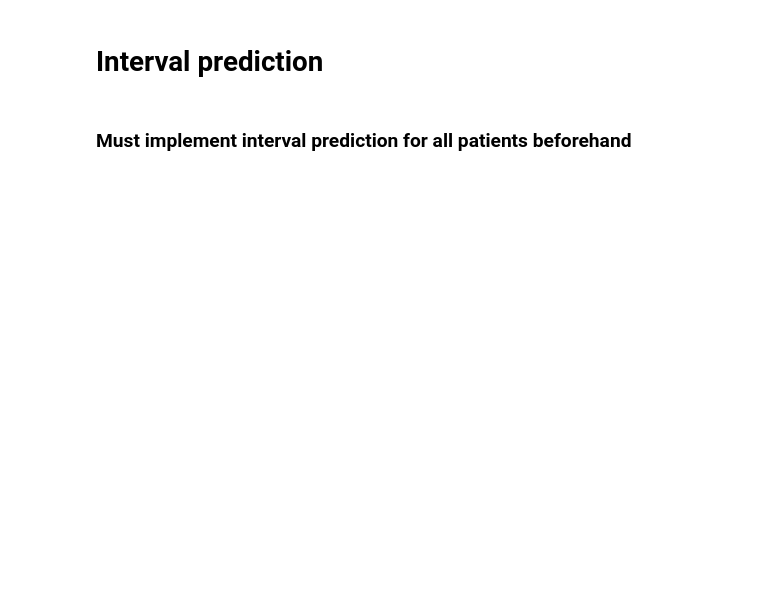
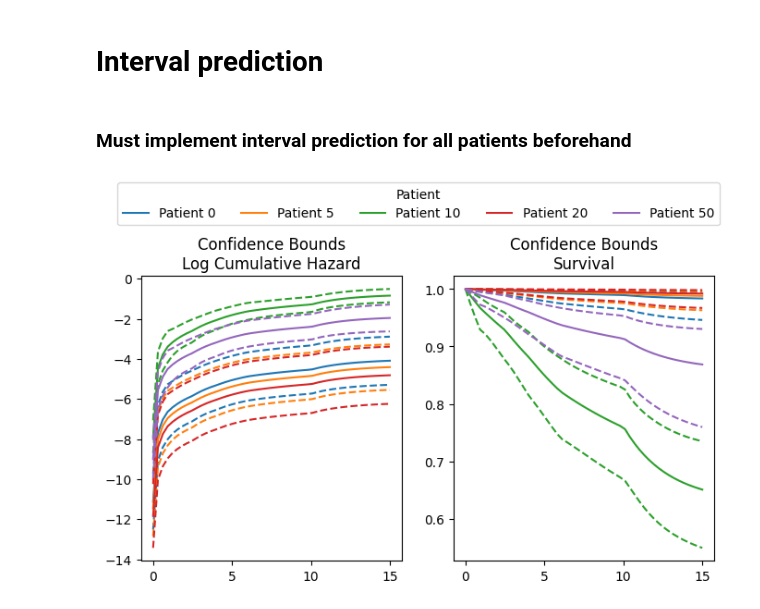
Before and after one commit to nhilariosilva/gndr_mpscr, a Jupyter notebook: OASIS Application/OASIS Results.ipynb, the cells around one changed output. Saved outputs shown, nothing was run; the diff lists cells and outputs as text; code cells hidden in the pictures; blank space fills up the shorter version.

```diff
--- a/OASIS Application/OASIS Results.ipynb
+++ b/OASIS Application/OASIS Results.ipynb
@@ -1001,0 +1067,42 @@ def log_cumulative_hazard(model, nn_output, data):
+# %%
+def plot_patients_survival(model, x, y, delta, patient_indices, ngrid = 50, confidence = 0.95, ax1 = None, ax2 = None):
+    if(ax1 is None or ax2 is None):
+        fig, ax = plt.subplots(nrows = 1, ncols = 2, figsize = (8,4))
+        ax1 = ax[0]
+        ax2 = ax[1]
+
+    ts_flat, log_cumulative_hazard_values, log_cumulative_hazard_lower, log_cumulative_hazard_upper =\
+    get_log_hazard_bounds(model, x, y, delta, patient_indices, ngrid = ngrid, confidence = confidence)
+
+    survival_values = np.exp(-np.exp( log_cumulative_hazard_values ))
+    survival_lower = np.exp(-np.exp( log_cumulative_hazard_lower ))
+    survival_upper = np.exp(-np.exp( log_cumulative_hazard_upper ))
+
+    # log_cumulative_hazard_upper.shape
+    for i in range(len(patient_indices)):
+        ax1.plot(ts_flat, log_cumulative_hazard_values[i, :], color = colors[i])
+        ax1.plot(ts_flat, log_cumulative_hazard_lower[i, :], color = colors[i], linestyle = "dashed")
+        ax1.plot(ts_flat, log_cumulative_hazard_upper[i, :], color = colors[i], linestyle = "dashed")
+
+        ax2.plot(ts_flat, survival_values[i, :], color = colors[i])
+        ax2.plot(ts_flat, survival_lower[i, :], color = colors[i], linestyle = "dashed")
+        ax2.plot(ts_flat, survival_upper[i, :], color = colors[i], linestyle = "dashed")
+
+    ax1.set_title("Confidence Bounds\nLog Cumulative Hazard")
+    ax2.set_title("Confidence Bounds\nSurvival")
+
+    group_handles = [
+        Line2D([0], [0], color = colors[i], linestyle = '-', label = "Patient {}".format(patient_indices[i])) for i in range(len(patient_indices))
+    ]
+    legend1 = fig.legend(
+        handles = group_handles,
+        loc = 'upper center',
+        bbox_to_anchor = (0.5, 1.15), # Centered horizontally and pushed just above the figure
+        title = "Patient",
+        ncol = 8
+    )
+# %%
+patient_indices = [0, 5, 10, 20, 50]
+plot_patients_survival(final_model, x_test, y_test, delta_test, patient_indices, ngrid = 50, confidence = 0.95, ax1 = None, ax2 = None)
+# %% [output]
+[figure, added]
```
Also changed, not shown: parts of 17 cells of this notebook, 1 other file.
